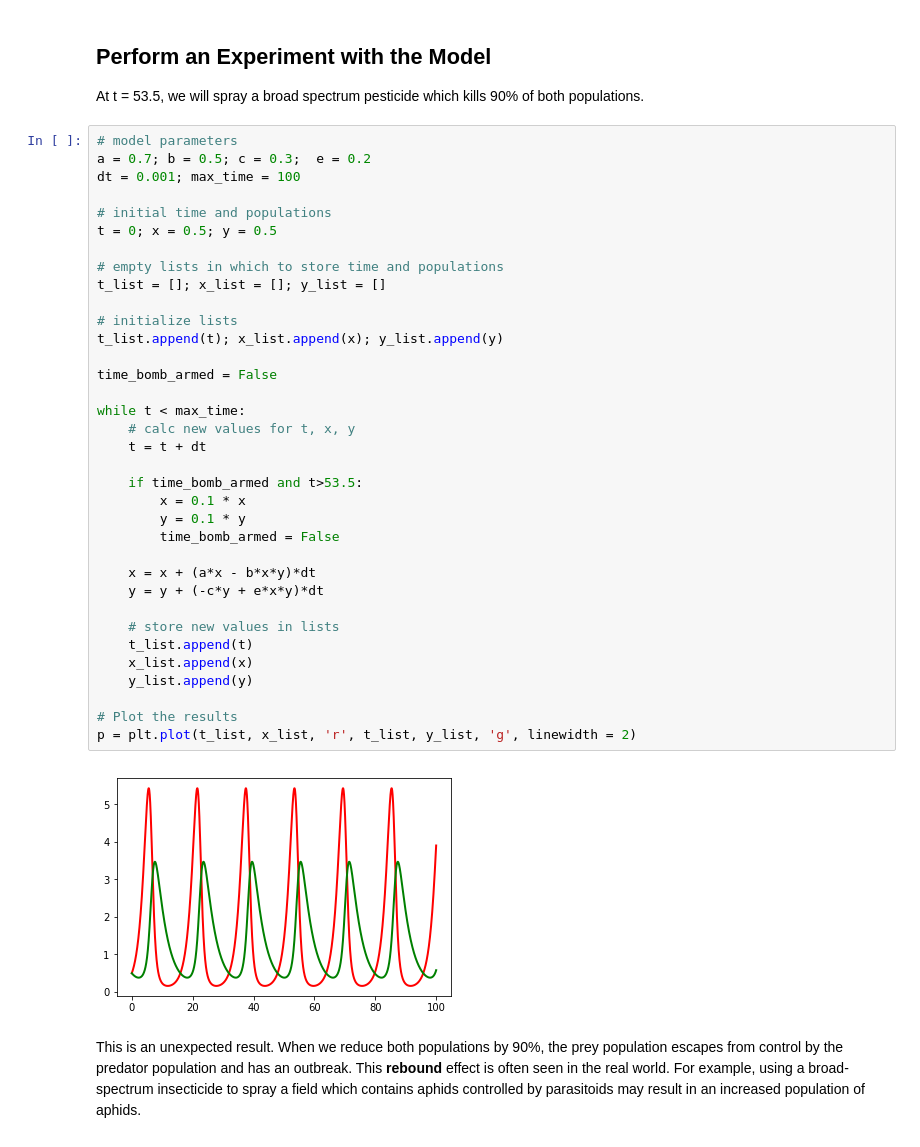
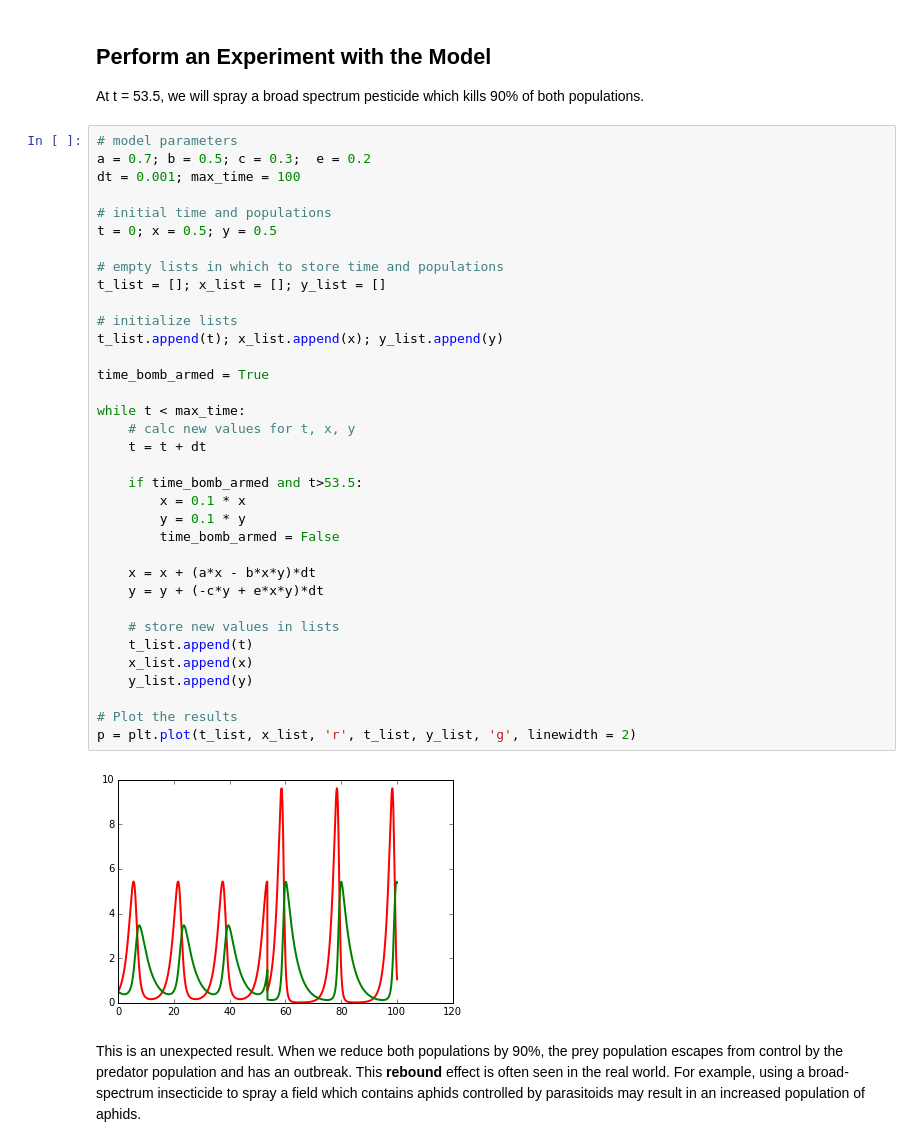
Before and after one commit to aubreymoore/ALBI-345, a Jupyter notebook: pdfs/Lotka-Volterra-Model.ipynb, the cells around one changed output. Cells and saved outputs as stored; diff of their text form.

```diff
--- a/pdfs/Lotka-Volterra-Model.ipynb
+++ b/pdfs/Lotka-Volterra-Model.ipynb
@@ -89,34 +89,34 @@ dt = 0.001; max_time = 100
 # initial time and populations
 t = 0; x = 0.5; y = 0.5
 
 # empty lists in which to store time and populations
 t_list = []; x_list = []; y_list = []
 
 # initialize lists
 t_list.append(t); x_list.append(x); y_list.append(y)
 
-time_bomb_armed = False
+time_bomb_armed = True
 
 while t < max_time:
     # calc new values for t, x, y
     t = t + dt
 
     if time_bomb_armed and t>53.5:
         x = 0.1 * x
         y = 0.1 * y
         time_bomb_armed = False
 
     x = x + (a*x - b*x*y)*dt
     y = y + (-c*y + e*x*y)*dt
 
     # store new values in lists
     t_list.append(t)
     x_list.append(x)
     y_list.append(y)
 
 # Plot the results
 p = plt.plot(t_list, x_list, 'r', t_list, y_list, 'g', linewidth = 2)
 # %% [output]
-[figure, old version]
+[figure, new version]
 # %% [markdown]
 This is an unexpected result. When we reduce both populations by 90%, the prey population escapes from control by the predator population and has an outbreak. This **rebound** effect is often seen in the real world. For example, using a broad-spectrum insecticide to spray a field which contains aphids controlled by parasitoids may result in an increased population of aphids.
```
Also changed, not shown: parts of 1 cell of this notebook, 11 other files.
